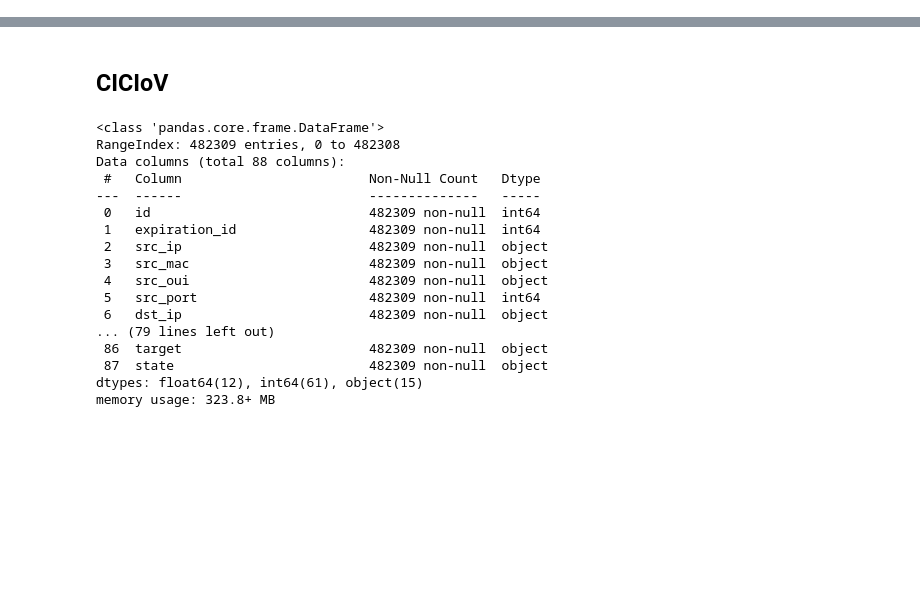
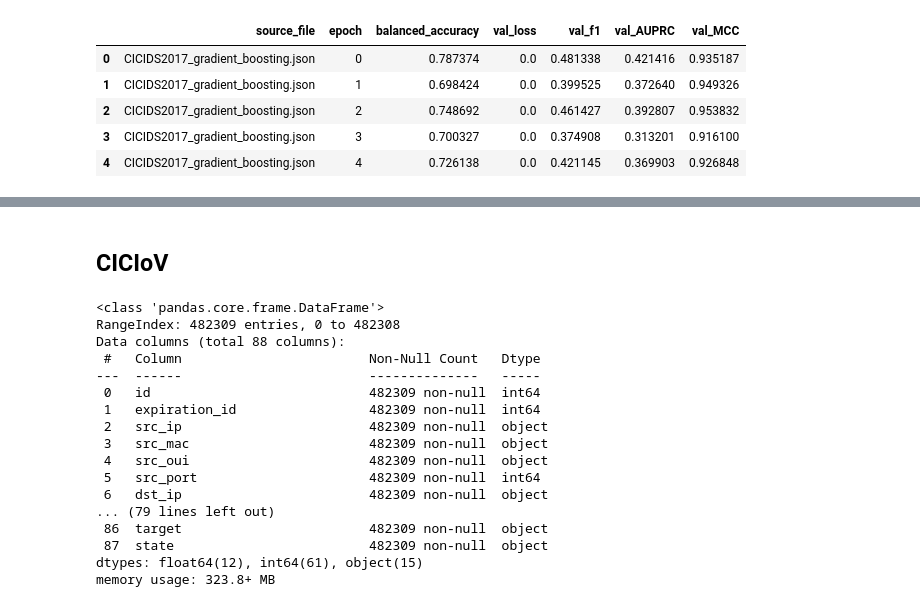
Before and after one commit to fernando-ml/MSPL, a Jupyter notebook: scratch_book.ipynb, the cells around one changed output, grey strips where cells are left out. Saved outputs shown, nothing was run; the diff lists cells and outputs as text; code cells hidden in the pictures; blank space fills up the shorter version.

```diff
--- a/scratch_book.ipynb
+++ b/scratch_book.ipynb
@@ -8,0 +12,2 @@ os.chdir(os.getcwd())
+# %%
+dir_path =  Path('./results/')
@@ -8,0 +72,2 @@ os.chdir(os.getcwd())
+# %%
+dfs = process_metrics_jsons(dir_path)
@@ -8,0 +93,9 @@ os.chdir(os.getcwd())
+# %%
+dfs.head()
+# %% [output]
+|  | source_file | epoch | balanced_accuracy | val_loss | val_f1 | val_AUPRC | val_MCC |
+| 0 | CICIDS2017_gradient_boosting.json | 0 | 0.787374 | 0.0 | 0.481338 | 0.421416 | 0.935187 |
+| 1 | CICIDS2017_gradient_boosting.json | 1 | 0.698424 | 0.0 | 0.399525 | 0.372640 | 0.949326 |
+| 2 | CICIDS2017_gradient_boosting.json | 2 | 0.748692 | 0.0 | 0.461427 | 0.392807 | 0.953832 |
+| 3 | CICIDS2017_gradient_boosting.json | 3 | 0.700327 | 0.0 | 0.374908 | 0.313201 | 0.916100 |
+| 4 | CICIDS2017_gradient_boosting.json | 4 | 0.726138 | 0.0 | 0.421145 | 0.369903 | 0.926848 |
```
Also changed, not shown: parts of 6 cells of this notebook, 10 other files.
